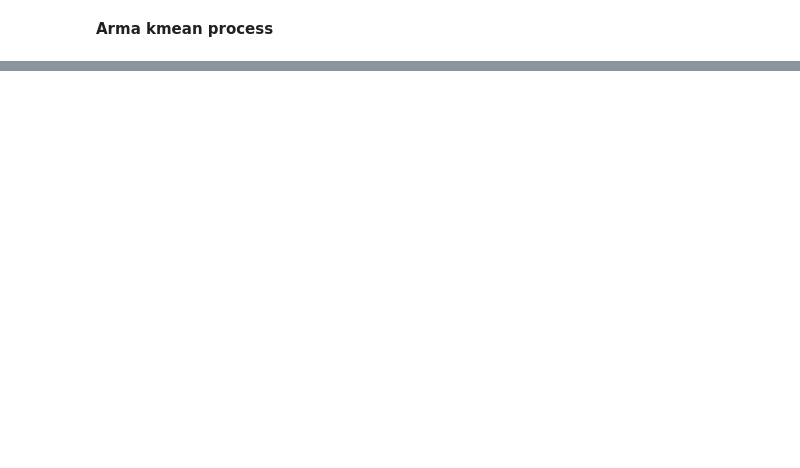
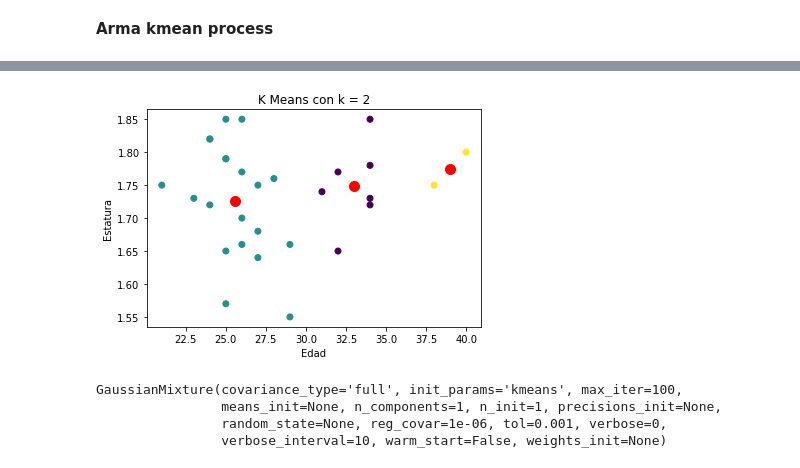
Before and after one commit to vbaezfortunato/Python_class, a Jupyter notebook: Cluster.ipynb, the cells around one changed output, grey strips where cells are left out. Drawn from its saved outputs; the diff is of its cells as text; code cells hidden in the pictures; blank space fills up the shorter version.

```diff
--- a/Cluster.ipynb
+++ b/Cluster.ipynb
@@ -349,0 +332,2 @@ ValueError: ignored
+# %%
+model_K = model_list[2]
@@ -349,0 +339,17 @@ ValueError: ignored
+# %%
+plt.scatter(df[:,0], df[:,1], c=model_K.clusters)
+plt.scatter(model_K.centroids[:,0], model_K.centroids[:,1], color = "red", s = 100)
+plt.title("K Means con k = 2")
+plt.xlabel("Edad")
+plt.ylabel("Estatura")
+plt.show()
+# %% [output]
+[figure, added]
+# %%
+gmk = GaussianMixture(n_components=1)
+gmk.fit(df)
+# %% [output]
+GaussianMixture(covariance_type='full', init_params='kmeans', max_iter=100,
+                means_init=None, n_components=1, n_init=1, precisions_init=None,
+                random_state=None, reg_covar=1e-06, tol=0.001, verbose=0,
+                verbose_interval=10, warm_start=False, weights_init=None)
```
Also changed, not shown: parts of 68 cells of this notebook.
